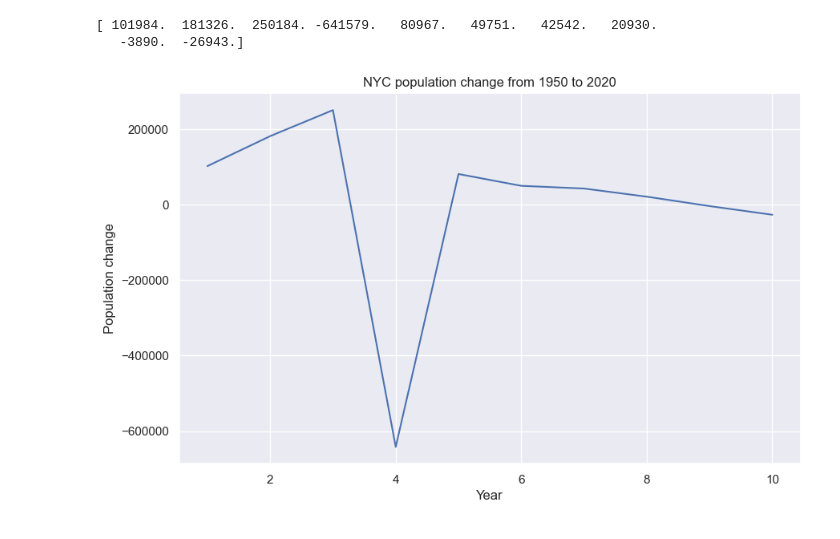
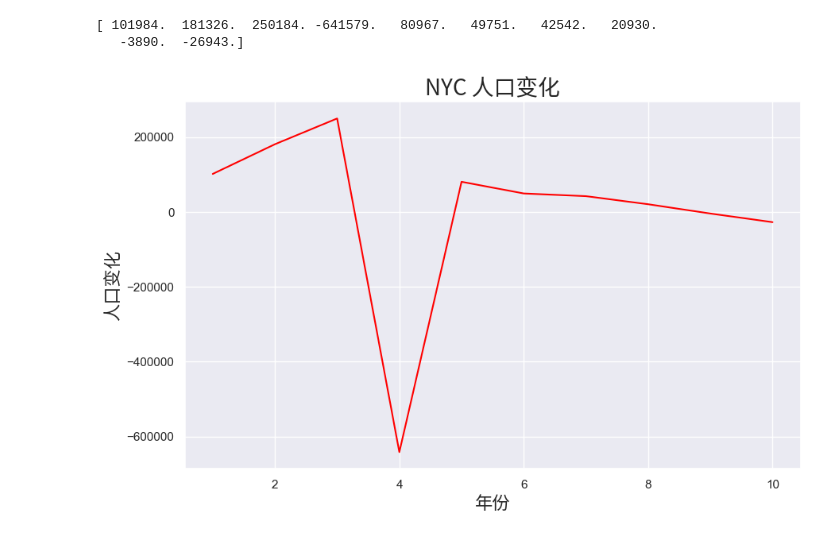
Before and after one commit to HitTheStars/math_model, a Jupyter notebook: day2_learn_numpy/learn_numpy.ipynb, the cells around one changed output. Cells and saved outputs as stored; diff of their text form; code cells hidden in the pictures.

```diff
--- a/day2_learn_numpy/learn_numpy.ipynb
+++ b/day2_learn_numpy/learn_numpy.ipynb
@@ -36,13 +36,15 @@ print(change)
    -3890.  -26943.]
 # %%
 import seaborn as sns
+import matplotlib
 import matplotlib.pyplot as plt
+zhfont1 = matplotlib.font_manager.FontProperties(fname="G:\my_lovely_codes\math_model\ZH_ZN\SourceHanSansSC-Regular.otf")
 sns.set_theme(style="darkgrid")
 plt.figure(figsize=(10, 6))
-plt.title("NYC population change from 1950 to 2020")
-plt.xlabel("Year")
-plt.ylabel("Population change")
-sns.lineplot(y=change,x=np.arange(1, len(change) + 1))
+plt.title("NYC 人口变化", fontproperties=zhfont1, fontsize=20)
+plt.xlabel("年份", fontproperties=zhfont1, fontsize=16)
+plt.ylabel("人口变化", fontproperties=zhfont1, fontsize=16)
+sns.lineplot(y=change,x=np.arange(1, len(change) + 1), color='red')
 plt.show()
 # %% [output]
-[figure, old version]
+[figure, new version]
```
Also changed, not shown: 2 other files.
